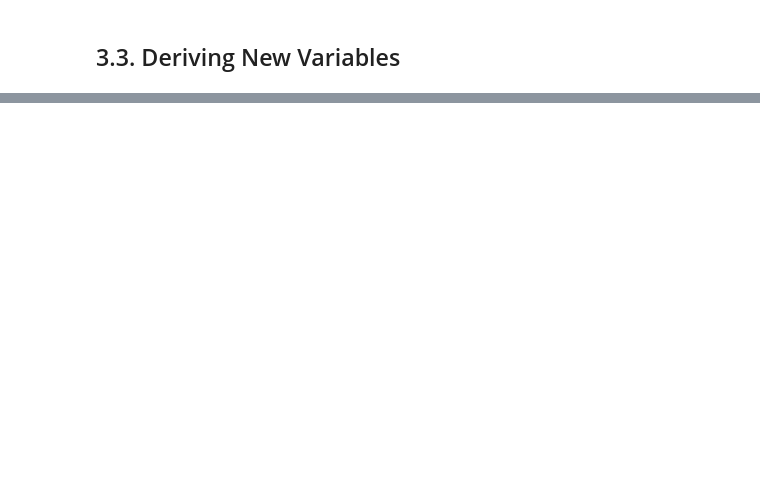
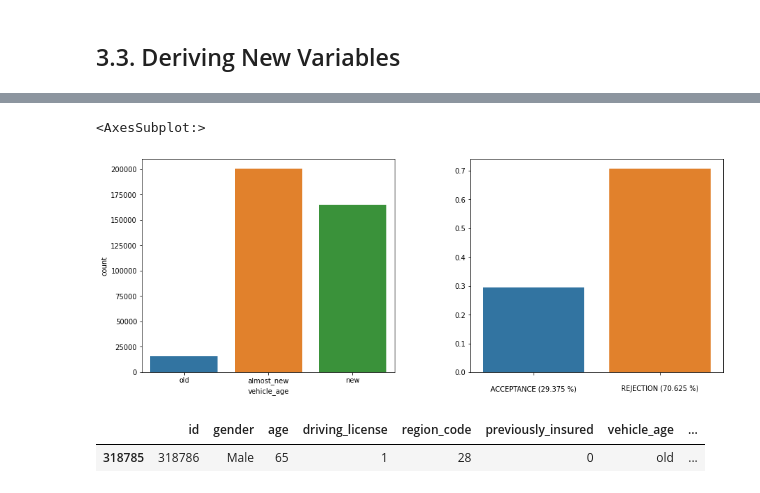
Before and after one commit to gabrielhpr/alphaInsurance, a Jupyter notebook: alphaInsurance.ipynb, the cells around one changed output, grey strips where cells are left out. Cells and saved outputs as stored; diff of their text form; code cells hidden in the pictures; blank space fills up the shorter version.

```diff
--- a/alphaInsurance.ipynb
+++ b/alphaInsurance.ipynb
@@ -338,0 +437,40 @@ df3.sample()
+# %%
+plt.figure(figsize=(15,13))
+plt.subplots_adjust(left=None, bottom=None, right=None, top=None, wspace=0.3, hspace=0.3)
+
+# Amount of data collected from each vehicle age
+plt.subplot(2,3,1)
+# vehicle_age
+sns.countplot( df4['vehicle_age'] )
+
+# old cars
+old_num_accept = df4[ (df4['vehicle_age'] == 'old') & (df4['response'] == 1) ].count()[0]
+old_num_reject = df4[ (df4['vehicle_age'] == 'old') & (df4['response'] == 0) ].count()[0]
+old_accept_perc = (old_num_accept) / (old_num_accept + old_num_reject)
+
+plt.subplot(2,3,2)
+sns.barplot( x=['\nACCEPTANCE ({} %)'.format( np.round ( 100 * old_accept_perc, 3 ) ),
+                '\nREJECTION ({} %)'.format( np.round (100 * (1-old_accept_perc), 3 ) )],
+             y=[old_accept_perc, (1-old_accept_perc)] )
+
+# almost_new carsf
+almost_new_num_accept = df4[ (df4['vehicle_age'] == 'almost_new') & (df4['response'] == 1) ].count()[0]
+almost_new_reject = df4[ (df4['vehicle_age'] == 'almost_new') & (df4['response'] == 0) ].count()[0]
+old_accept_perc = (old_num_accept) / (old_num_accept + old_num_reject)
+
+plt.subplot(2,3,2)
+sns.barplot( x=['\nACCEPTANCE ({} %)'.format( np.round ( 100 * old_accept_perc, 3 ) ),
+                '\nREJECTION ({} %)'.format( np.round (100 * (1-old_accept_perc), 3 ) )],
+             y=[old_accept_perc, (1-old_accept_perc)] )
+
+# new cars
+new_num_accept = df4[ (df4['vehicle_age'] == 'new') & (df4['response'] == 1) ].count()[0]
+new_num_reject = df4[ (df4['vehicle_age'] == 'new') & (df4['response'] == 0) ].count()[0]
+# %% [output]
+<AxesSubplot:>
+[figure, added]
+# %%
+df4.sample()
+# %% [output]
+|  | id | gender | age | driving_license | region_code | previously_insured | vehicle_age | ... |
+| 318785 | 318786 | Male | 65 | 1 | 28 | 0 | old | ... |
```
Also changed, not shown: parts of 23 cells of this notebook.
